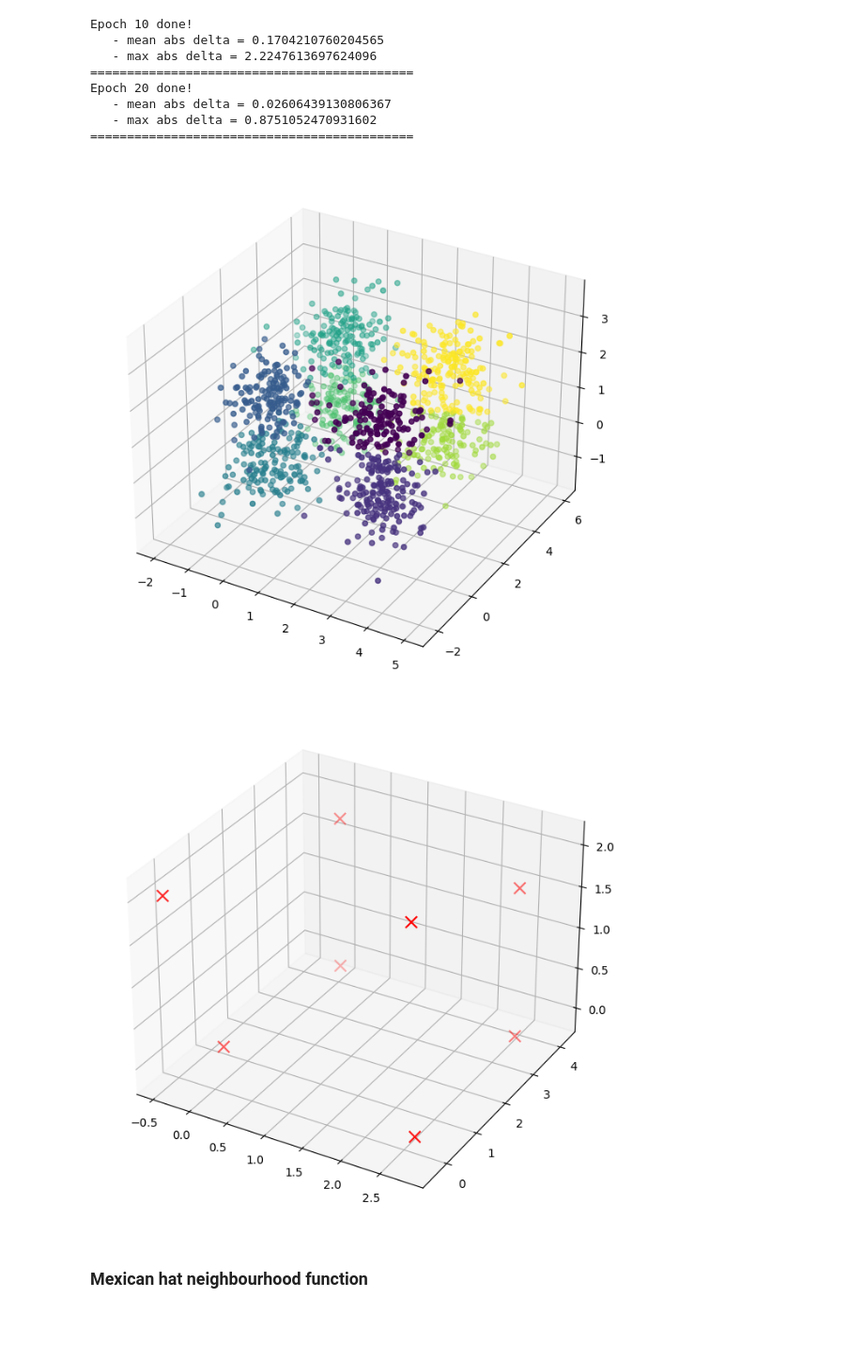
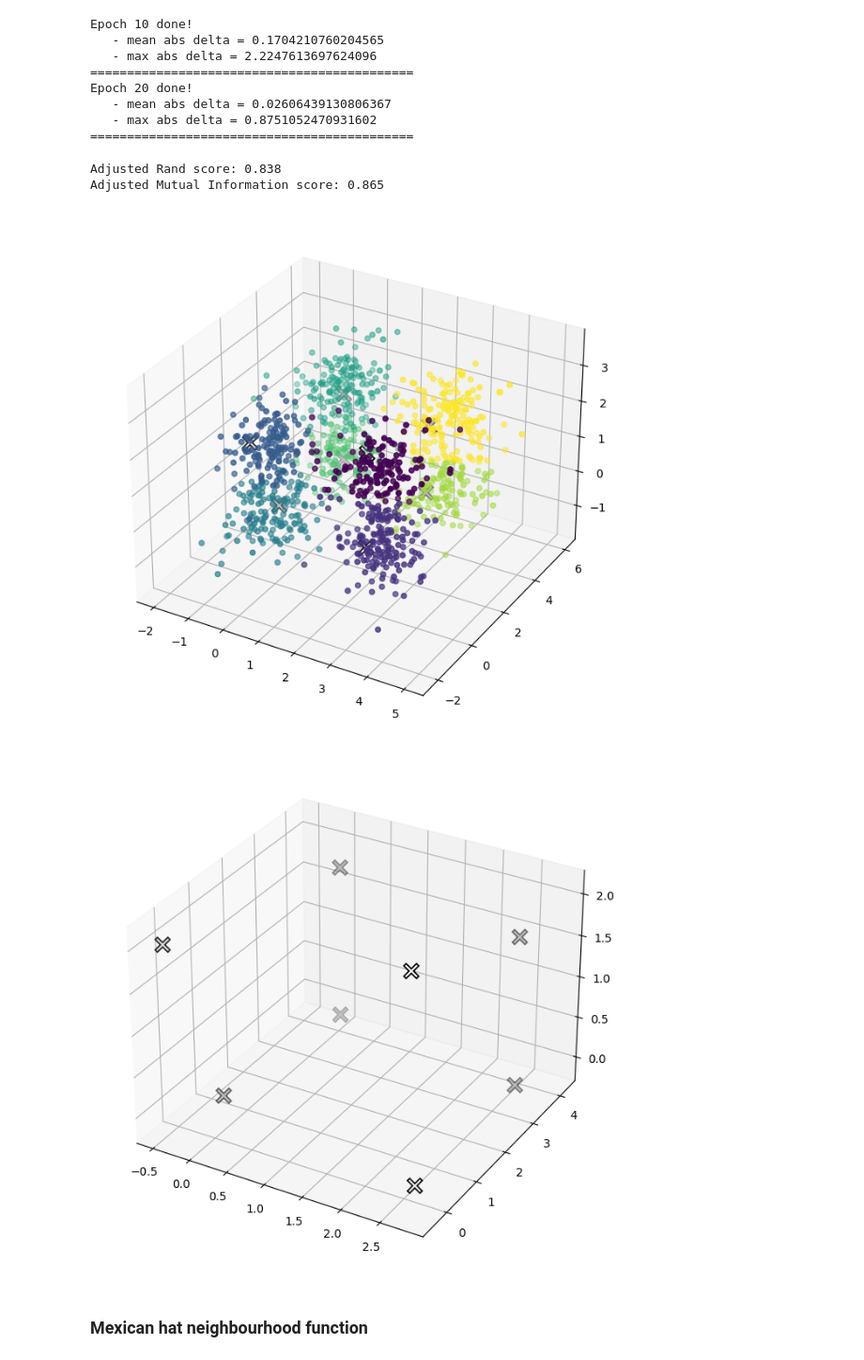
Before and after one commit to maciejors/neural-networks, a Jupyter notebook: kohonen_network/koh1.ipynb, the cells around one changed output. Shown at 94% size. Saved outputs shown, nothing was run; the diff lists cells and outputs as text; code cells hidden in the pictures; blank space fills up the shorter version.

```diff
--- a/kohonen_network/koh1.ipynb
+++ b/kohonen_network/koh1.ipynb
@@ -211,19 +231,24 @@ Epoch 20 done!
 ============================================
 # %%
 pred = koh_cube_gauss.predict(cube_xyz)
+print_scores(cube['c'], pred)
+# %% [output]
+Adjusted Rand score: 0.838
+Adjusted Mutual Information score: 0.865
 # %%
 fig = plt.figure(figsize=(12, 8))
 ax = fig.add_subplot(projection='3d')
 ax.scatter('x', 'y', 'z', data=cube, c=pred)
+koh_cube_gauss.visualise_weights(fig=fig, ax=ax)
 plt.show()
 # %% [output]
-[figure, old version]
+[figure, new version]
 # %%
 fig = plt.figure(figsize=(12, 8))
-koh_cube_gauss.visualise_weights(size=100, fig=fig)
+koh_cube_gauss.visualise_weights(fig=fig)
 plt.show()
 # %% [output]
-[figure, old version]
+[figure, new version]
 # %% [markdown]
 ### Mexican hat neighbourhood function
 # %%
```
Also changed, not shown: parts of 9 cells of this notebook, 7 other files.
